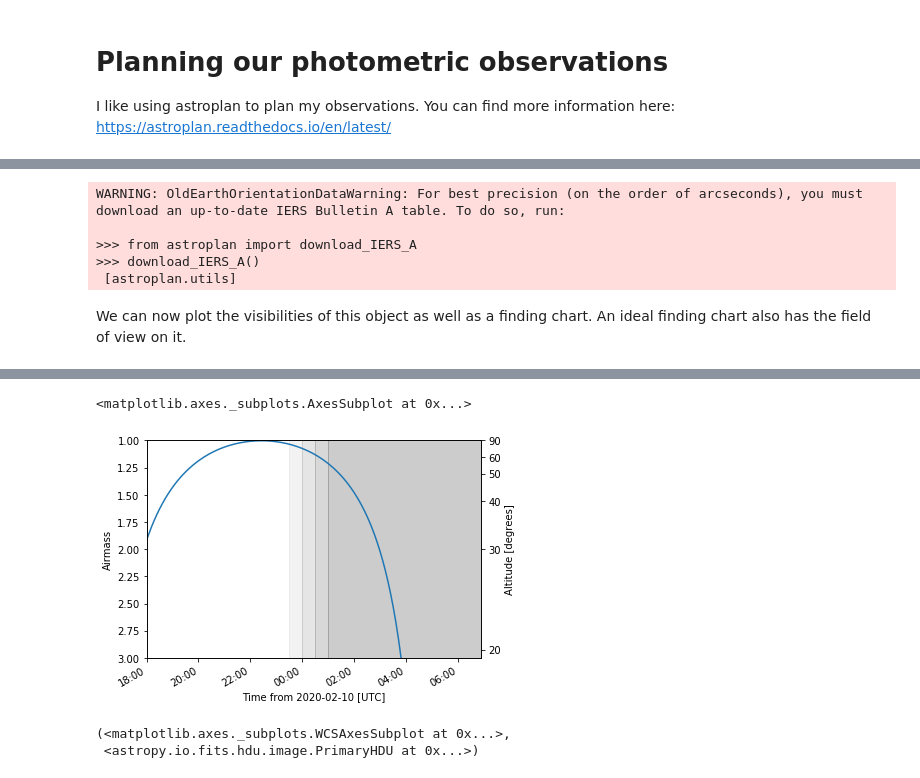
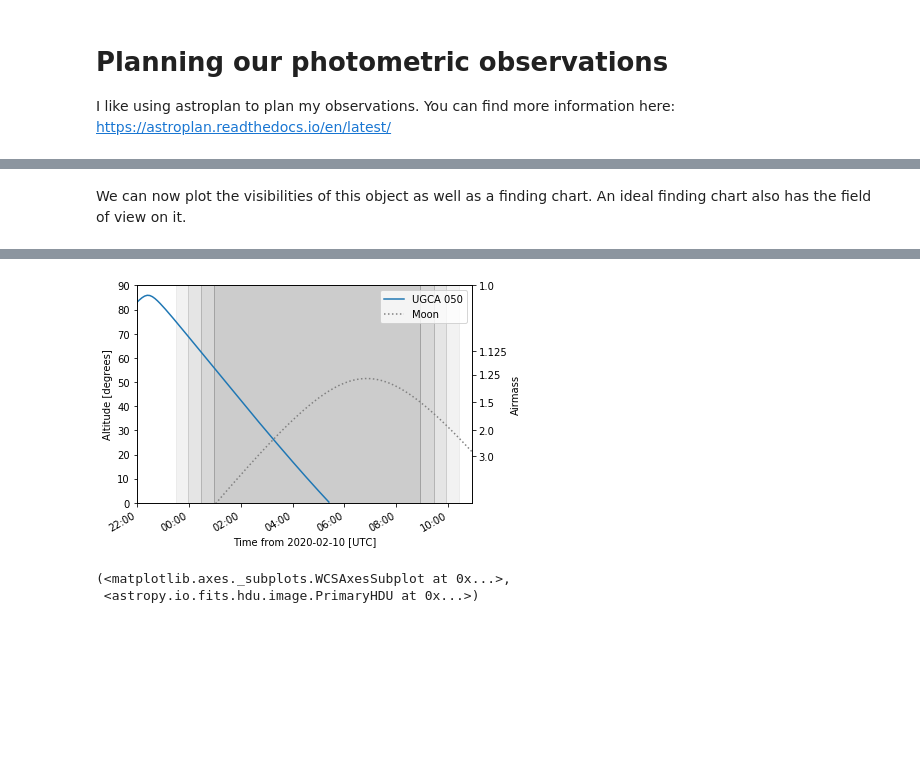
Before and after one commit to jhartke/LaSillaRepo2020, a Jupyter notebook: scripts/planning_photometry.ipynb, the cells around one changed output, grey strips where cells are left out. Saved outputs shown, nothing was run; the diff lists cells and outputs as text; code cells hidden in the pictures; blank space fills up the shorter version.

```diff
--- a/scripts/planning_photometry.ipynb
+++ b/scripts/planning_photometry.ipynb
@@ -40,14 +42,8 @@ targetlist.colnames
 # %%
 # set the observer and the time
 site = ap.Observer.at_site('lasilla')
+time_grid = Time(['2020-02-10 22:00']) + np.arange(0, 13, 0.1)*u.hour
 moon = site.moon_altaz(time_grid) # the moon :)
-time_grid = Time(['2020-02-10 18:00']) + np.arange(0, 13, 0.1)*u.hour
-# %% [output]
-WARNING: OldEarthOrientationDataWarning: For best precision (on the order of arcseconds), you must download an up-to-date IERS Bulletin A table. To do so, run:
-
->>> from astroplan import download_IERS_A
->>> download_IERS_A()
- [astroplan.utils]
 # %%
 target = ap.FixedTarget.from_name(targetlist['\ufeffName'][0])
 # %% [markdown]
@@ -55,7 +51,9 @@ We can now plot the visibilities of this object as well as a finding chart. An i
 # %%
 fig = plt.figure()
 ax = fig.add_subplot(111)
-app.plot_airmass(target, site, time_grid,
-                 brightness_shading=True, altitude_yaxis=True,
-                 ax=ax)
+plot_altitude(target, site, time_grid,
+              brightness_shading=True, airmass_yaxis=True,
+              ax=ax)
+ax.plot(time_grid.plot_date, moon.alt, color = 'gray', ls = ':', label = 'Moon')
+ax.legend(loc=1)
 # %% [output]
@@ -63,5 +61,4 @@ WARNING: failed to download http://maia.usno.navy.mil/ser7/finals2000A.all and h
-<matplotlib.axes._subplots.AxesSubplot at 0x...>
-[figure, old version]
+[figure, new version]
 # %%
 app.plot_finder_image(target)
 # %% [output]
```
Also changed, not shown: parts of 12 cells of this notebook, 3 other files.
